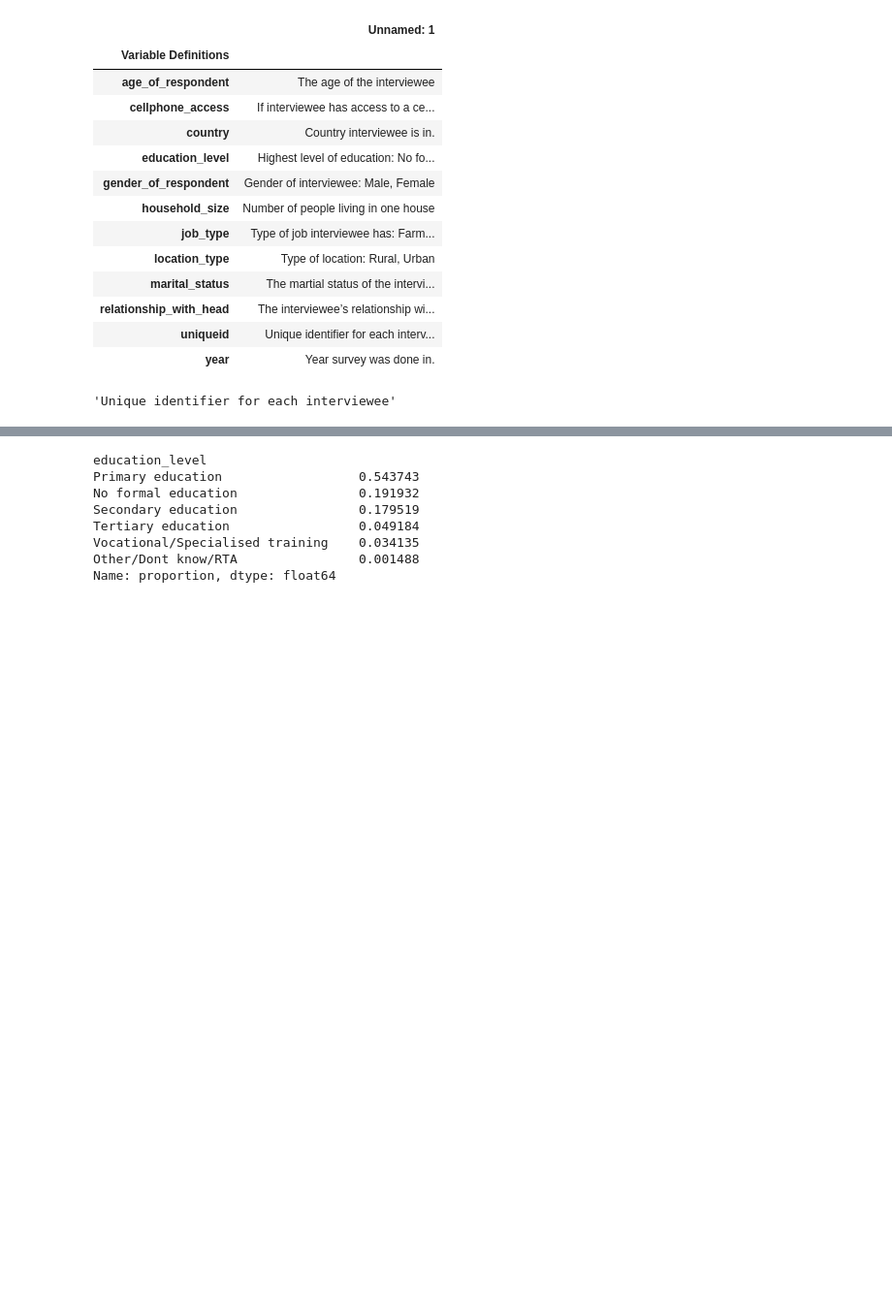
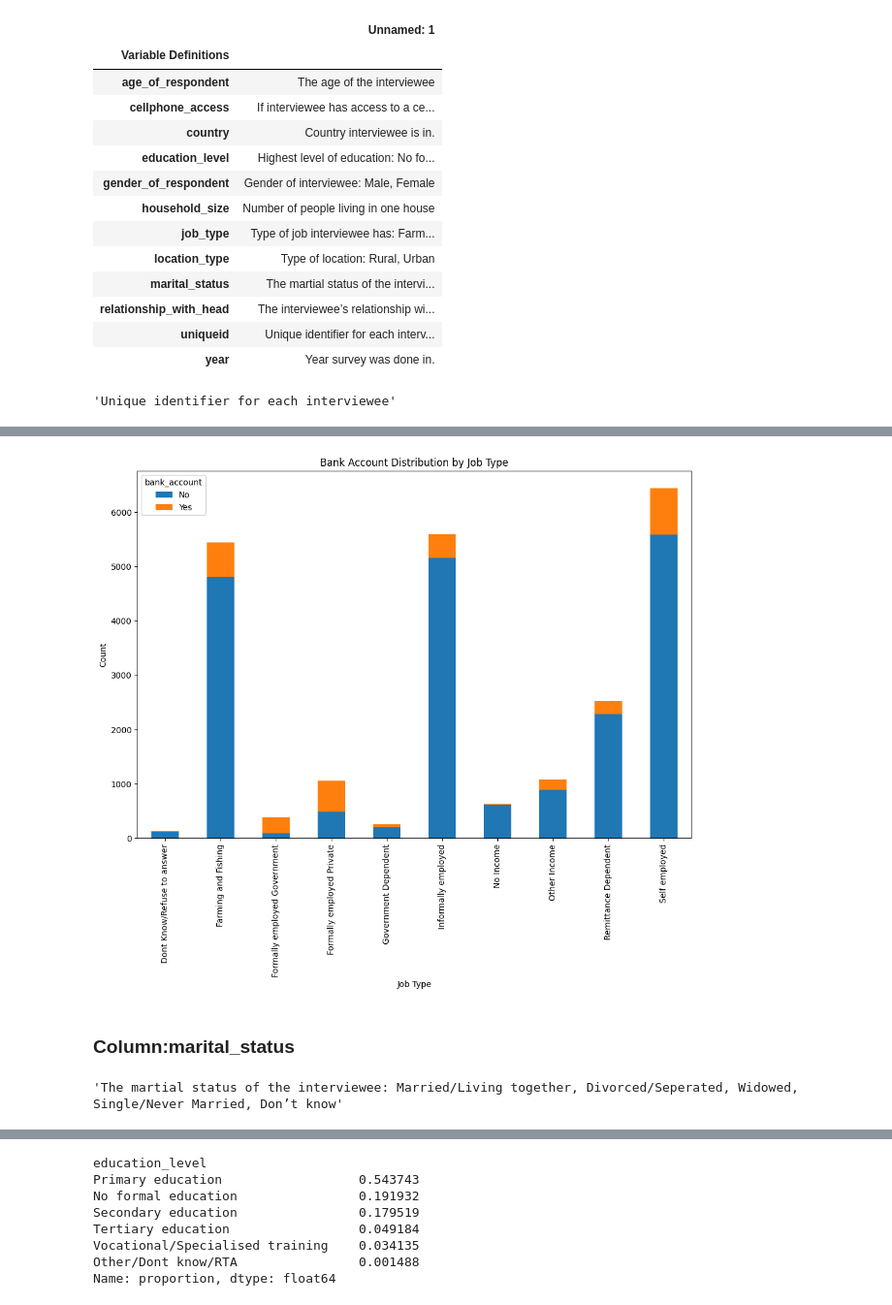
Before and after one commit to datakiptoo/Financial_Inclusion, a Jupyter notebook: hack.ipynb, the cells around one changed output, grey strips where cells are left out. Shown at 97% size. Drawn from its saved outputs; the diff is of its cells as text; code cells hidden in the pictures; blank space fills up the shorter version.

```diff
--- a/hack.ipynb
+++ b/hack.ipynb
@@ -125,0 +227,3 @@ column_definition.loc['uniqueid','Unnamed: 1']
+# %%
+job=data.groupby('job_type')
+job['bank_account'].value_counts(normalize=True)
@@ -125,0 +244,22 @@ column_definition.loc['uniqueid','Unnamed: 1']
+# %%
+# Reshape the data for better visualization
+job_unstacked = job['bank_account'].value_counts().unstack(level=-1, fill_value=0)
+
+# Plot the data
+job_unstacked.plot(kind='bar', stacked=True, figsize=(12, 8))
+
+# Add labels and title
+plt.xlabel('Job Type')
+plt.ylabel('Count')
+plt.title('Bank Account Distribution by Job Type')
+
+# Show the plot
+plt.show()
+# %% [output]
+[figure, added]
+# %% [markdown]
+### Column:marital_status
+# %%
+column_definition.loc['marital_status','Unnamed: 1']
+# %% [output]
+'The martial status of the interviewee: Married/Living together, Divorced/Seperated, Widowed, Single/Never Married, Don’t know'
```
Also changed, not shown: parts of 70 cells of this notebook, 1 other file.
